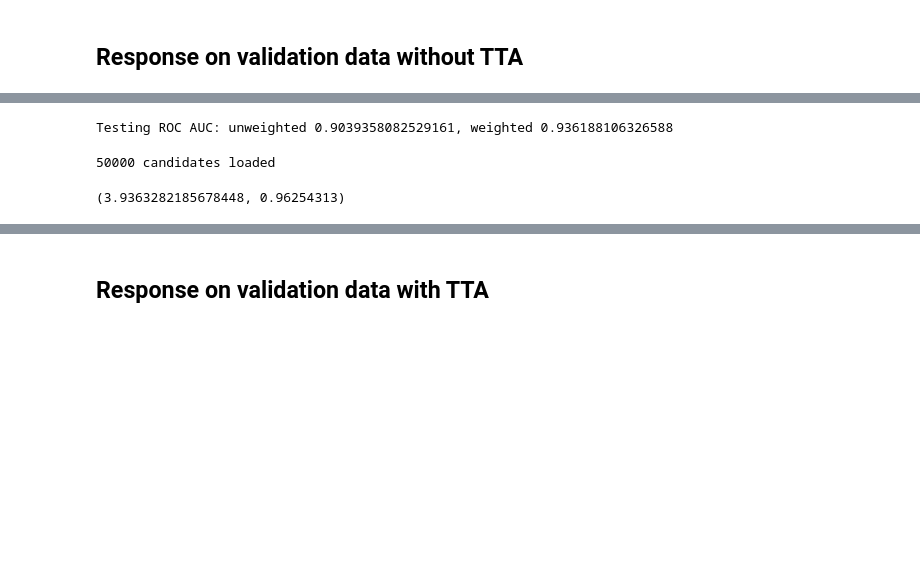
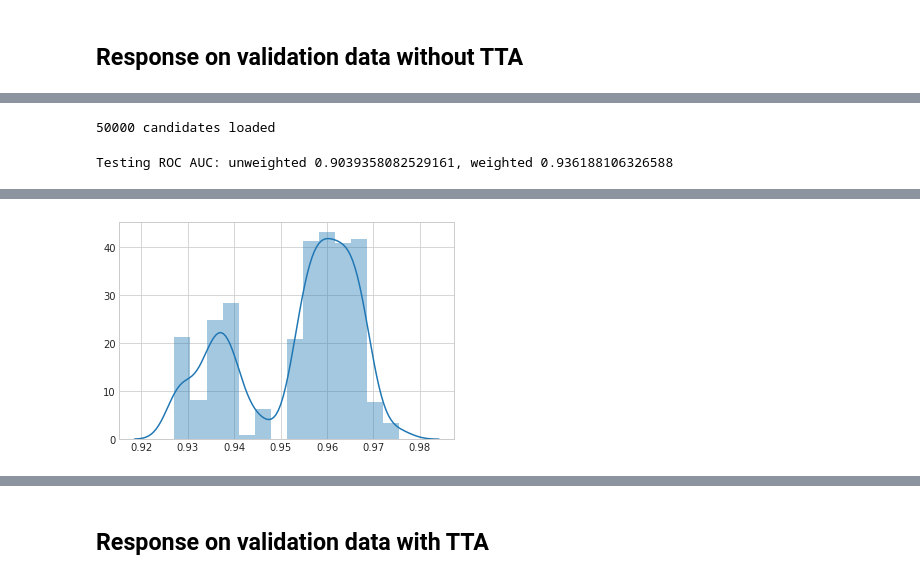
Before and after one commit to GilesStrong/HiggsML_Investigations, a Jupyter notebook: notebooks/5_Model_Data_Augmentation-Redux-I.ipynb, the cells around one changed output, grey strips where cells are left out. Drawn from its saved outputs; the diff is of its cells as text; code cells hidden in the pictures; blank space fills up the shorter version.

```diff
--- a/notebooks/5_Model_Data_Augmentation-Redux-I.ipynb
+++ b/notebooks/5_Model_Data_Augmentation-Redux-I.ipynb
@@ -224,14 +224,13 @@ Prediction took 0.00034976221323013303s per sample
-# %%
-print('Testing ROC AUC: unweighted {}, weighted {}'.format(roc_auc_score(get_feature('targets', val_fy.source), get_feature('pred', val_fy.source)),
-                                                           roc_auc_score(get_feature('targets', val_fy.source), get_feature('pred', val_fy.source), sample_weight=get_feature('weights', val_fy.source))))
-# %% [output]
-Testing ROC AUC: unweighted 0.9039358082529161, weighted 0.936188106326588
 # %%
-ams_scan_slow(convert_to_df(val_fy.source), br=10, w_factor=250000/50000)
+val_df = convert_to_df(val_fy.source)
 # %% [output]
 50000 candidates loaded
-(3.9363282185678448, 0.96254313)
+# %%
+print('Testing ROC AUC: unweighted {}, weighted {}'.format(roc_auc_score(val_df.gen_target, val_df.pred_class),
+                                                           roc_auc_score(val_df.gen_target, val_df.pred_class, sample_weight=val_df.gen_weight)))
+# %% [output]
+Testing ROC AUC: unweighted 0.9039358082529161, weighted 0.936188106326588
 # %%
 %%time
-cut = bootstrap_mean_calc_ams(convert_to_df(val_fy.source), br=10, w_factor=250000/50000, N=512)[1]
+cut_kde = kde_optimise_cut(val_df, top_perc=0.05, br=10, w_factor=250000/50000)
 # %% [output]
@@ -243,0 +241 @@ Wall time: 2min 16s
+[figure, added]
```
Also changed, not shown: parts of 15 cells of this notebook.
